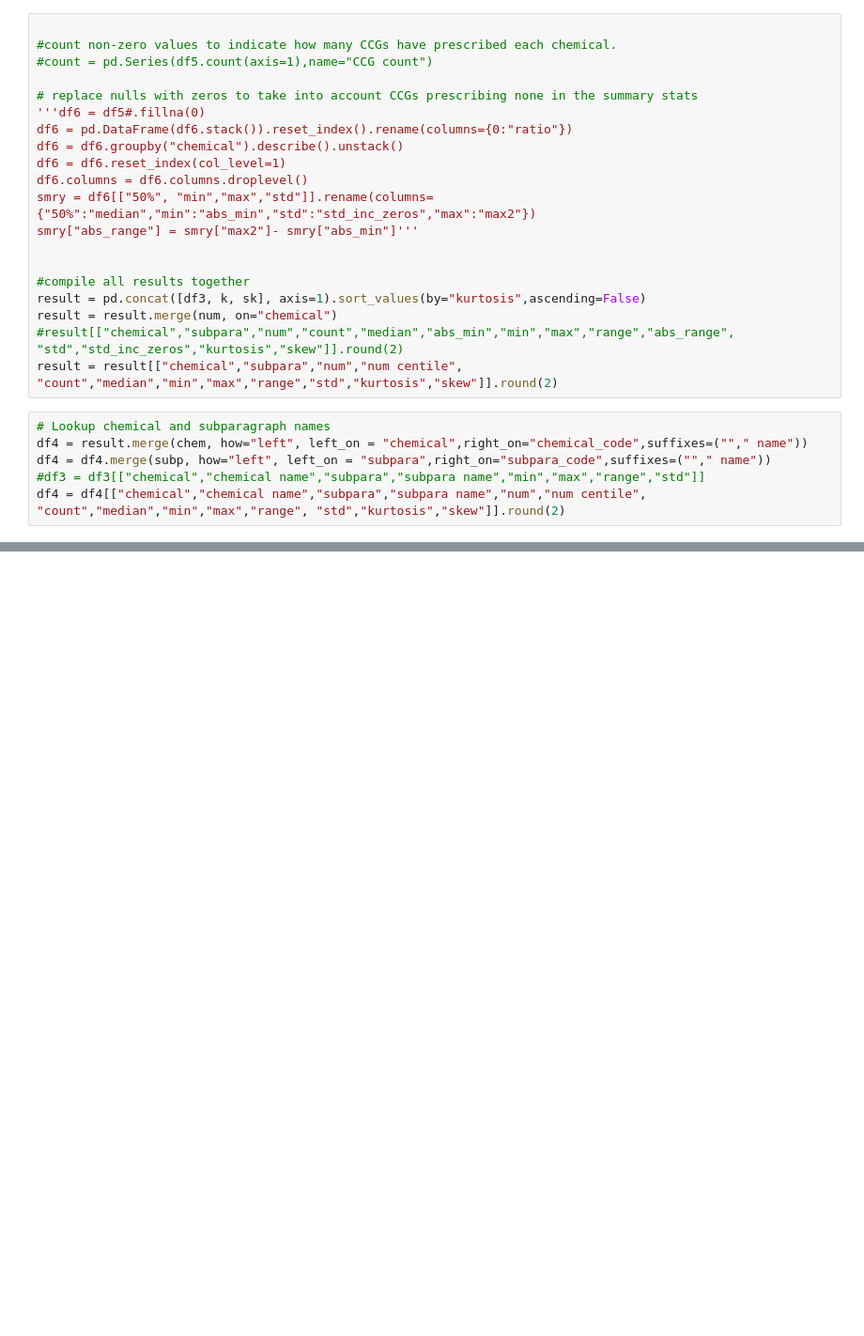
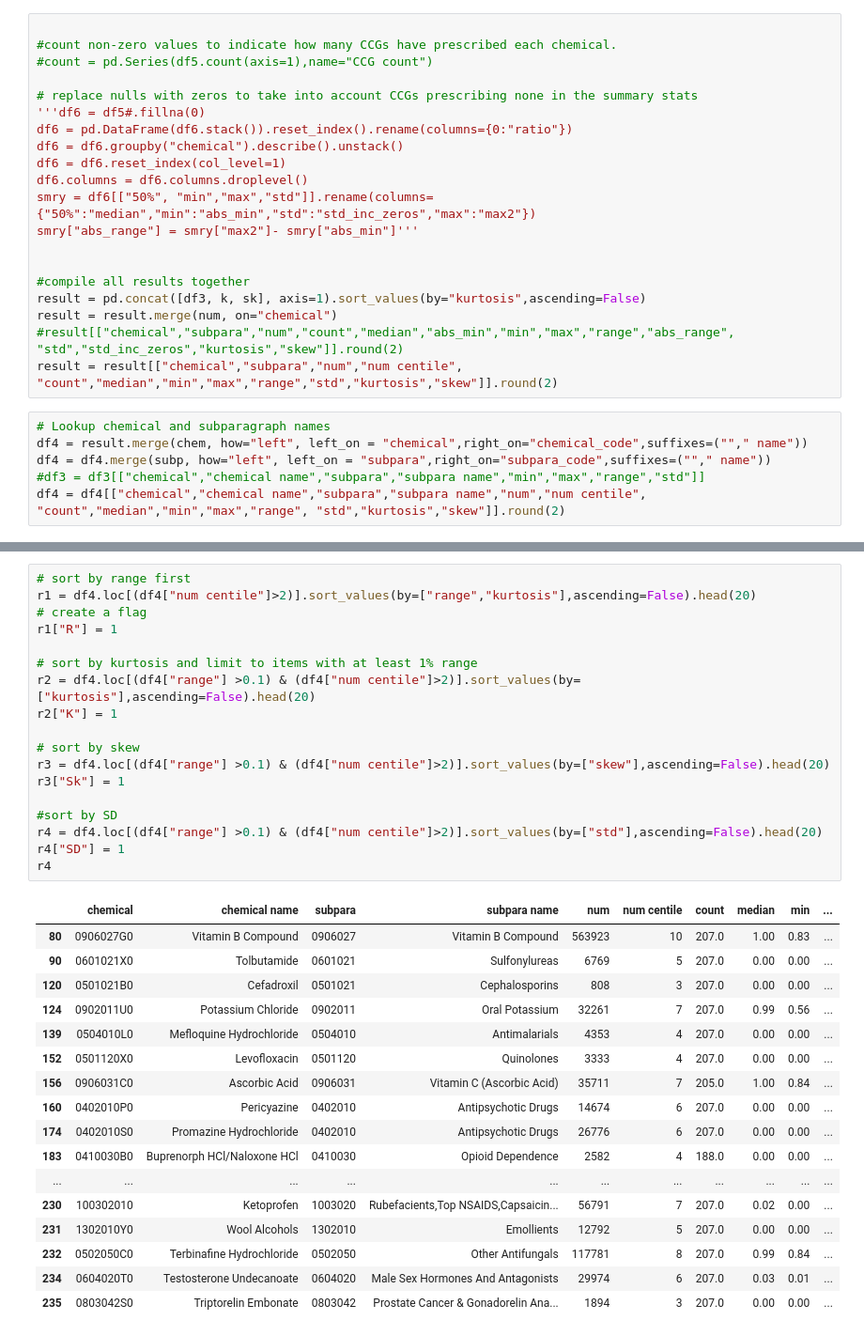
Before and after one commit to ebmdatalab/outlier-detection, a Jupyter notebook: kurtosis/Kurtosis.ipynb, the cells around one changed output, grey strips where cells are left out. Shown at 94% size. Drawn from its saved outputs; the diff is of its cells as text; blank space fills up the shorter version.

```diff
--- a/kurtosis/Kurtosis.ipynb
+++ b/kurtosis/Kurtosis.ipynb
@@ -259,0 +178,36 @@ df4.loc[(df4["range"] >0.1 & df4["num centile"]>1)].sort_values(by=["skew"],asce
+# %%
+# sort by range first
+r1 = df4.loc[(df4["num centile"]>2)].sort_values(by=["range","kurtosis"],ascending=False).head(20)
+# create a flag
+r1["R"] = 1
+
+# sort by kurtosis and limit to items with at least 1% range
+r2 = df4.loc[(df4["range"] >0.1) & (df4["num centile"]>2)].sort_values(by=["kurtosis"],ascending=False).head(20)
+r2["K"] = 1
+
+# sort by skew
+r3 = df4.loc[(df4["range"] >0.1) & (df4["num centile"]>2)].sort_values(by=["skew"],ascending=False).head(20)
+r3["Sk"] = 1
+
+#sort by SD
+r4 = df4.loc[(df4["range"] >0.1) & (df4["num centile"]>2)].sort_values(by=["std"],ascending=False).head(20)
+r4["SD"] = 1
+r4
+# %% [output]
+|  | chemical | chemical name | subpara | subpara name | num | num centile | count | median | min | ... |
+| 80 | 0906027G0 | Vitamin B Compound | 0906027 | Vitamin B Compound | 563923 | 10 | 207.0 | 1.00 | 0.83 | ... |
+| 90 | 0601021X0 | Tolbutamide | 0601021 | Sulfonylureas | 6769 | 5 | 207.0 | 0.00 | 0.00 | ... |
+| 120 | 0501021B0 | Cefadroxil | 0501021 | Cephalosporins | 808 | 3 | 207.0 | 0.00 | 0.00 | ... |
+| 124 | 0902011U0 | Potassium Chloride | 0902011 | Oral Potassium | 32261 | 7 | 207.0 | 0.99 | 0.56 | ... |
+| 139 | 0504010L0 | Mefloquine Hydrochloride | 0504010 | Antimalarials | 4353 | 4 | 207.0 | 0.00 | 0.00 | ... |
+| 152 | 0501120X0 | Levofloxacin | 0501120 | Quinolones | 3333 | 4 | 207.0 | 0.00 | 0.00 | ... |
+| 156 | 0906031C0 | Ascorbic Acid | 0906031 | Vitamin C (Ascorbic Acid) | 35711 | 7 | 205.0 | 1.00 | 0.84 | ... |
+| 160 | 0402010P0 | Pericyazine | 0402010 | Antipsychotic Drugs | 14674 | 6 | 207.0 | 0.00 | 0.00 | ... |
+| 174 | 0402010S0 | Promazine Hydrochloride | 0402010 | Antipsychotic Drugs | 26776 | 6 | 207.0 | 0.00 | 0.00 | ... |
+| 183 | 0410030B0 | Buprenorph HCl/Naloxone HCl | 0410030 | Opioid Dependence | 2582 | 4 | 188.0 | 0.00 | 0.00 | ... |
+| ... | ... | ... | ... | ... | ... | ... | ... | ... | ... | ... |
+| 230 | 100302010 | Ketoprofen | 1003020 | Rubefacients,Top NSAIDS,Capsaicin... | 56791 | 7 | 207.0 | 0.02 | 0.00 | ... |
+| 231 | 1302010Y0 | Wool Alcohols | 1302010 | Emollients | 12792 | 5 | 207.0 | 0.00 | 0.00 | ... |
+| 232 | 0502050C0 | Terbinafine Hydrochloride | 0502050 | Other Antifungals | 117781 | 8 | 207.0 | 0.99 | 0.84 | ... |
+| 234 | 0604020T0 | Testosterone Undecanoate | 0604020 | Male Sex Hormones And Antagonists | 29974 | 6 | 207.0 | 0.03 | 0.01 | ... |
+| 235 | 0803042S0 | Triptorelin Embonate | 0803042 | Prostate Cancer & Gonadorelin Ana... | 1894 | 3 | 207.0 | 0.00 | 0.00 | ... |
```
Also changed, not shown: parts of 11 cells of this notebook.
